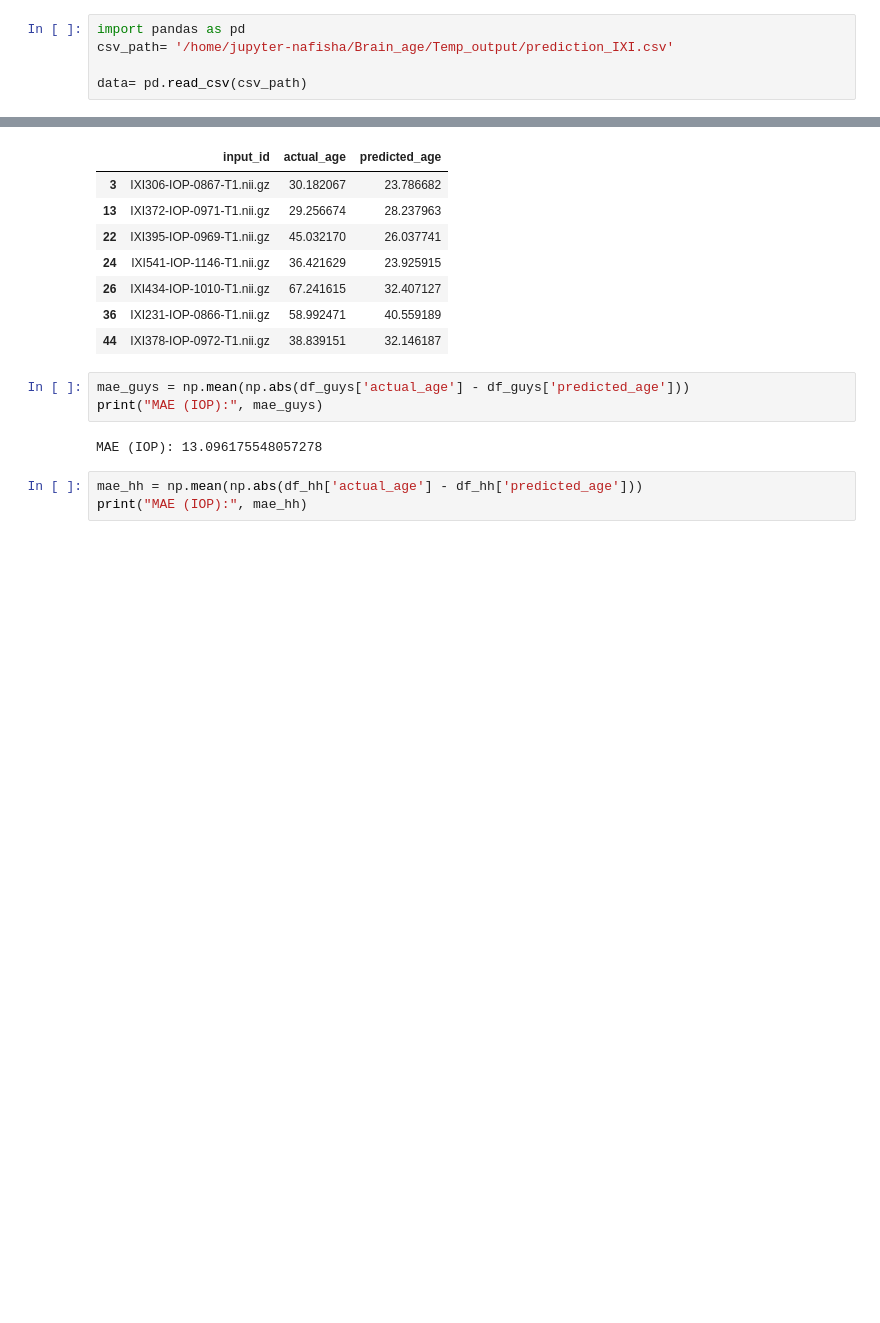
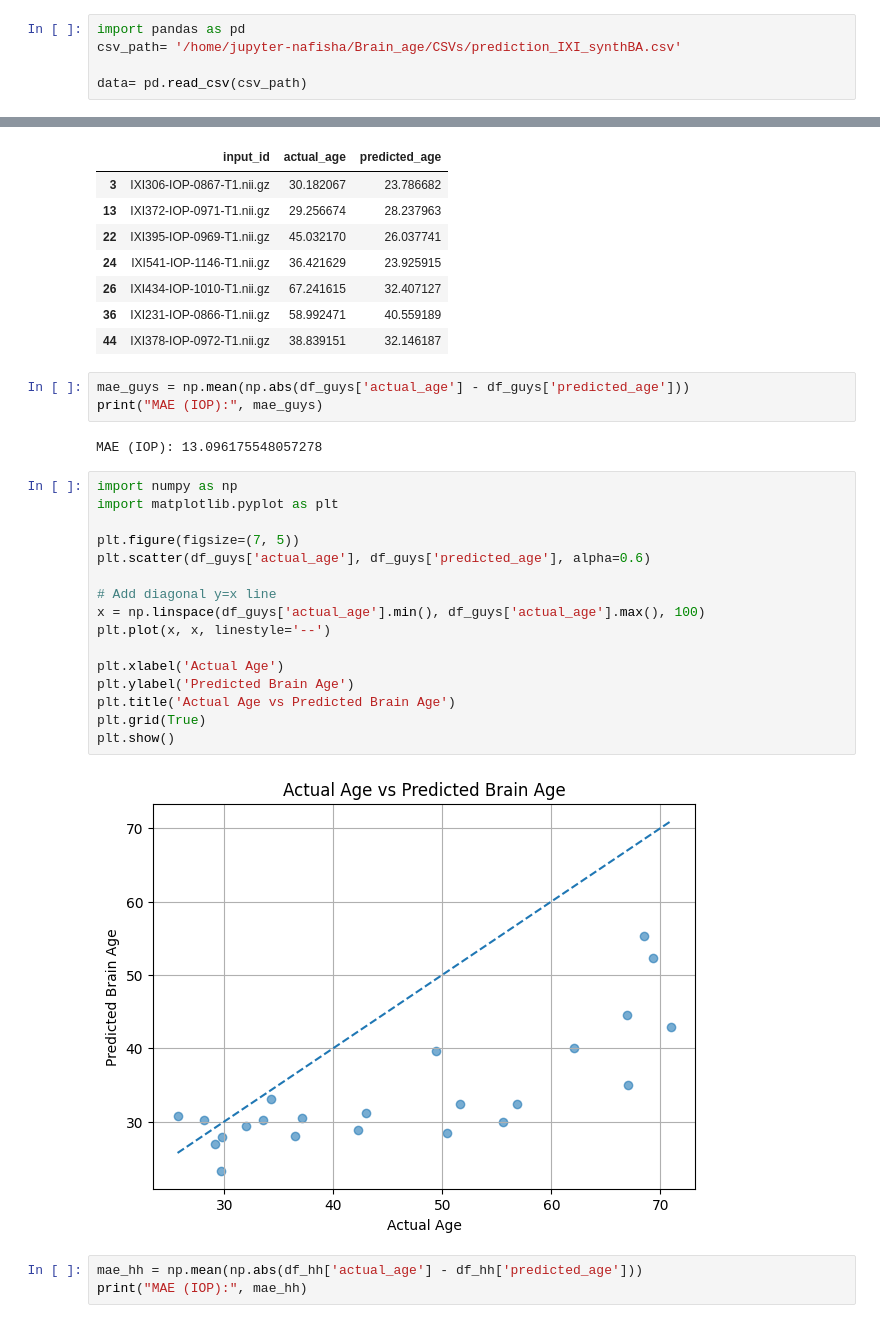
Before and after one commit to Nafishapanacea/Brain-age-experiments, a Jupyter notebook: inf.ipynb, the cells around one changed output, grey strips where cells are left out. Drawn from its saved outputs; the diff is of its cells as text; blank space fills up the shorter version.

```diff
--- a/inf.ipynb
+++ b/inf.ipynb
@@ -424,7 +472,7 @@ data= pd.read_csv(path)
 # IXI- scanner-based MAE
 # %%
 import pandas as pd
-csv_path= '/home/jupyter-nafisha/Brain_age/Temp_output/prediction_IXI.csv'
+csv_path= '/home/jupyter-nafisha/Brain_age/CSVs/prediction_IXI_synthBA.csv'
 
 data= pd.read_csv(csv_path)
 # %%
@@ -468,11 +516,29 @@ df_iop
 | 26 | IXI434-IOP-1010-T1.nii.gz | 67.241615 | 32.407127 |
 | 36 | IXI231-IOP-0866-T1.nii.gz | 58.992471 | 40.559189 |
 | 44 | IXI378-IOP-0972-T1.nii.gz | 38.839151 | 32.146187 |
-# %%
-mae_guys = np.mean(np.abs(df_guys['actual_age'] - df_guys['predicted_age']))
-print("MAE (IOP):", mae_guys)
-# %% [output]
-MAE (IOP): 13.096175548057278
+# %%
+mae_guys = np.mean(np.abs(df_guys['actual_age'] - df_guys['predicted_age']))
+print("MAE (IOP):", mae_guys)
+# %% [output]
+MAE (IOP): 13.096175548057278
+# %%
+import numpy as np
+import matplotlib.pyplot as plt
+
+plt.figure(figsize=(7, 5))
+plt.scatter(df_guys['actual_age'], df_guys['predicted_age'], alpha=0.6)
+
+# Add diagonal y=x line
+x = np.linspace(df_guys['actual_age'].min(), df_guys['actual_age'].max(), 100)
+plt.plot(x, x, linestyle='--')
+
+plt.xlabel('Actual Age')
+plt.ylabel('Predicted Brain Age')
+plt.title('Actual Age vs Predicted Brain Age')
+plt.grid(True)
+plt.show()
+# %% [output]
+[figure, added]
 # %%
 mae_hh = np.mean(np.abs(df_hh['actual_age'] - df_hh['predicted_age']))
 print("MAE (IOP):", mae_hh)
```
Also changed, not shown: parts of 20 cells of this notebook, 24 other files.
